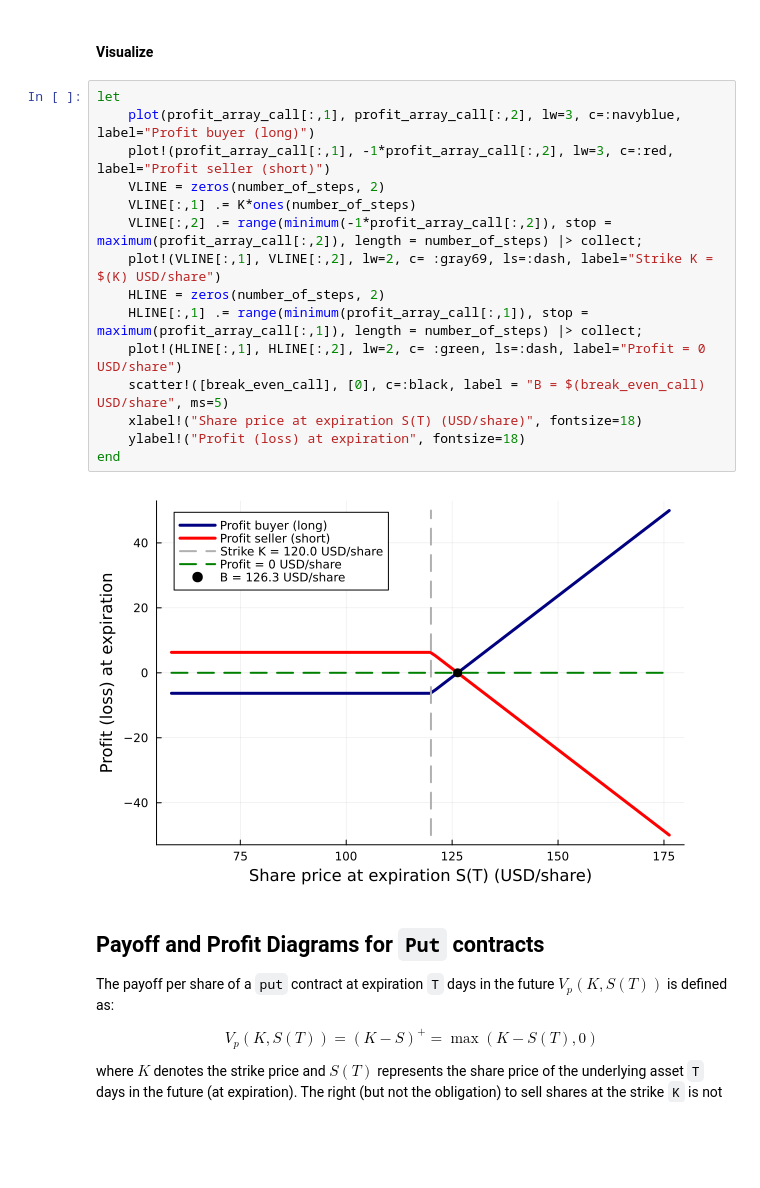
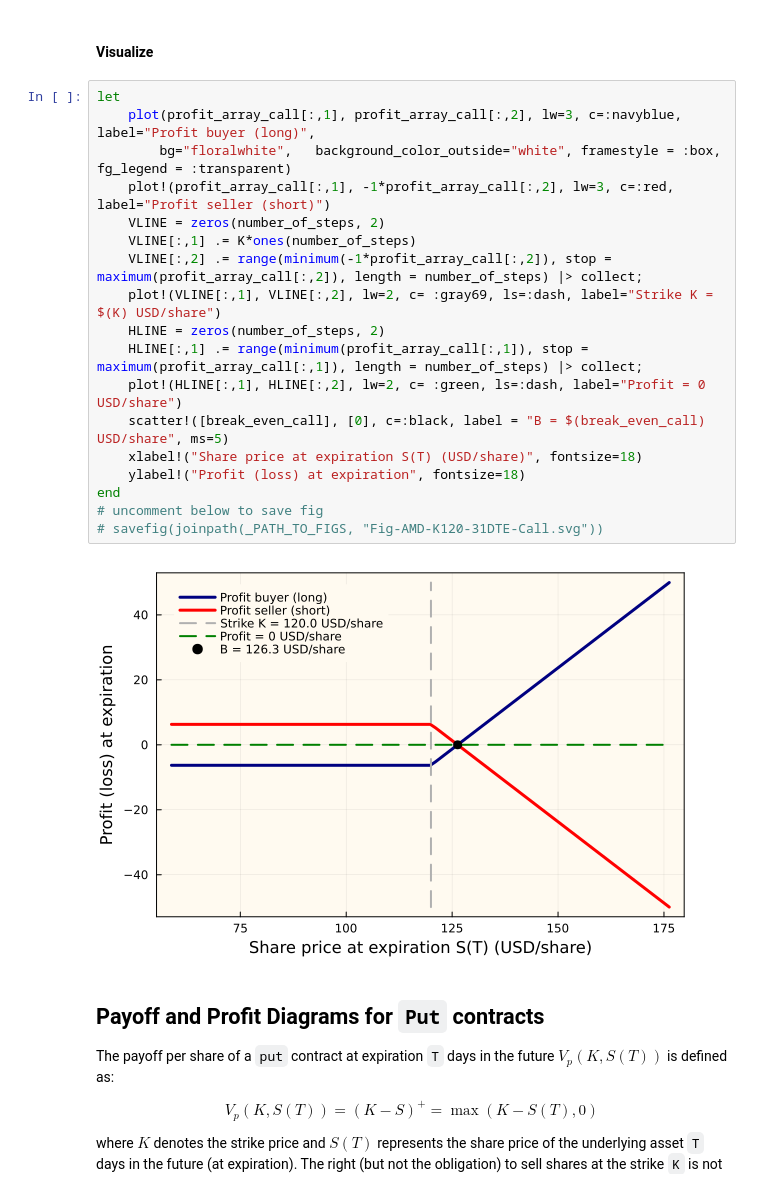
Before and after one commit to varnerlab/CHEME-5660-Examples-F23, a Jupyter notebook: CHEME-5660-L8c-OptionsExpiration.ipynb, the cells around one changed output. Cells and saved outputs as stored; diff of their text form; blank space fills up the shorter version.

```diff
--- a/CHEME-5660-L8c-OptionsExpiration.ipynb
+++ b/CHEME-5660-L8c-OptionsExpiration.ipynb
@@ -91,21 +97,24 @@ break_even_call = K + premium_call;
 #### Visualize
 # %%
 let
-    plot(profit_array_call[:,1], profit_array_call[:,2], lw=3, c=:navyblue, label="Profit buyer (long)")
+    plot(profit_array_call[:,1], profit_array_call[:,2], lw=3, c=:navyblue, label="Profit buyer (long)",
+        bg="floralwhite", 	background_color_outside="white", framestyle = :box, fg_legend = :transparent)
     plot!(profit_array_call[:,1], -1*profit_array_call[:,2], lw=3, c=:red, label="Profit seller (short)")
     VLINE = zeros(number_of_steps, 2)
     VLINE[:,1] .= K*ones(number_of_steps)
     VLINE[:,2] .= range(minimum(-1*profit_array_call[:,2]), stop = maximum(profit_array_call[:,2]), length = number_of_steps) |> collect;
     plot!(VLINE[:,1], VLINE[:,2], lw=2, c= :gray69, ls=:dash, label="Strike K = $(K) USD/share")
     HLINE = zeros(number_of_steps, 2)
     HLINE[:,1] .= range(minimum(profit_array_call[:,1]), stop = maximum(profit_array_call[:,1]), length = number_of_steps) |> collect;
     plot!(HLINE[:,1], HLINE[:,2], lw=2, c= :green, ls=:dash, label="Profit = 0 USD/share")
     scatter!([break_even_call], [0], c=:black, label = "B = $(break_even_call) USD/share", ms=5)
     xlabel!("Share price at expiration S(T) (USD/share)", fontsize=18)
     ylabel!("Profit (loss) at expiration", fontsize=18)
 end
+# uncomment below to save fig
+# savefig(joinpath(_PATH_TO_FIGS, "Fig-AMD-K120-31DTE-Call.svg"))
 # %% [output]
-[figure, old version]
+[figure, new version]
 # %% [markdown]
 ## Payoff and Profit Diagrams for `Put` contracts
 The payoff per share of a `put` contract at expiration `T` days in the future $V_{p}(K,S(T))$ is defined as:
```
Also changed, not shown: parts of 2 cells of this notebook, 5 other files.
